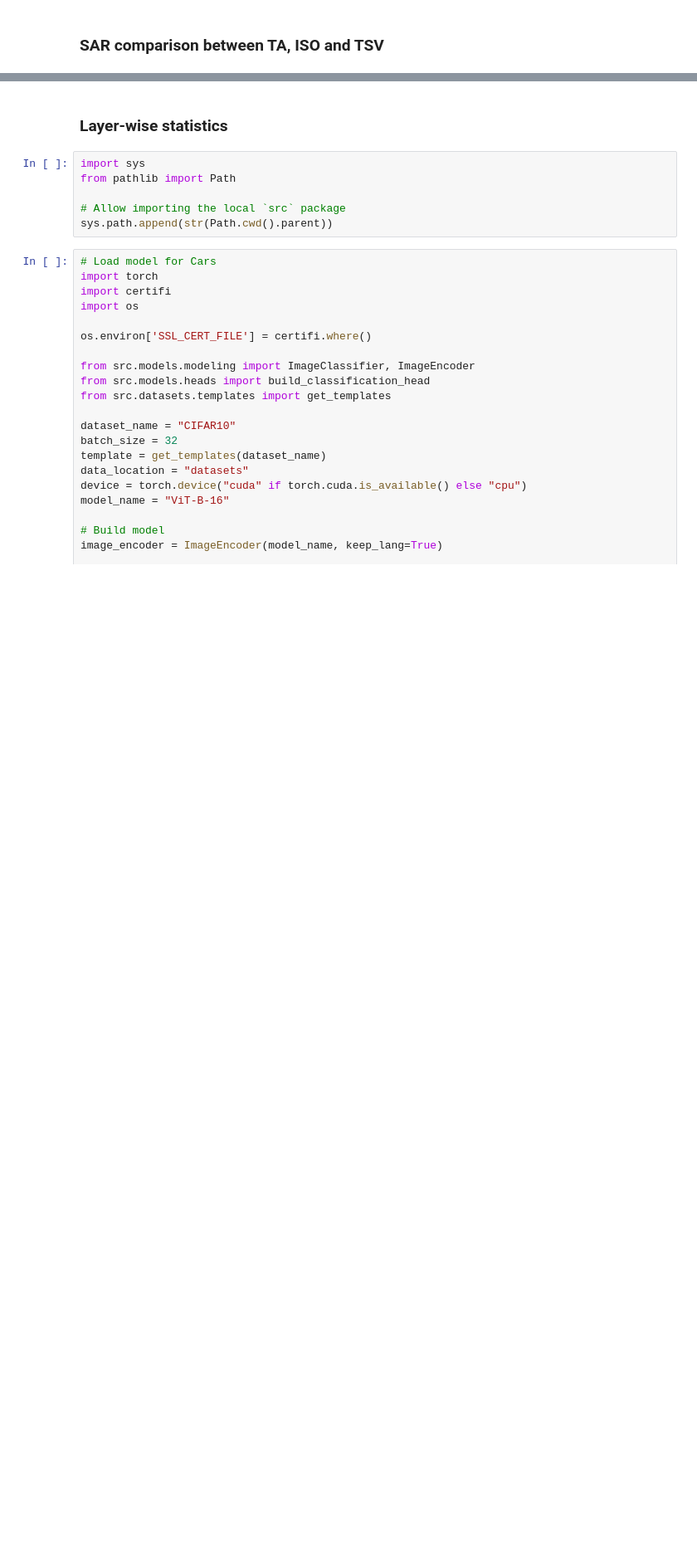
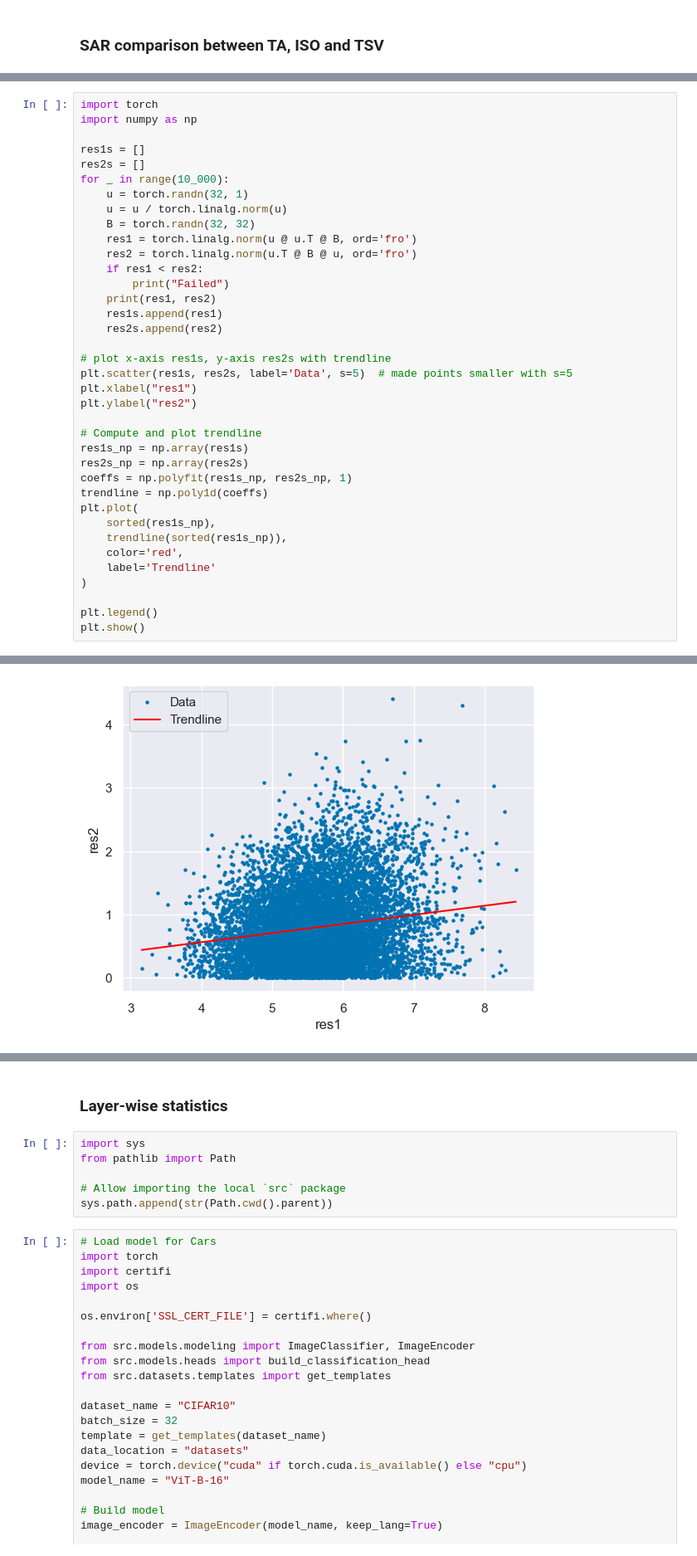
Before and after one commit to AntoAndGar/task_singular_vectors, a Jupyter notebook: scripts/analysis.ipynb, the cells around one changed output, grey strips where cells are left out. Shown at 83% size. Saved outputs shown, nothing was run; the diff lists cells and outputs as text; blank space fills up the shorter version.

```diff
--- a/scripts/analysis.ipynb
+++ b/scripts/analysis.ipynb
@@ -25,0 +27,38 @@ plt.show()
+# %%
+import torch
+import numpy as np
+
+res1s = []
+res2s = []
+for _ in range(10_000):
+    u = torch.randn(32, 1)
+    u = u / torch.linalg.norm(u)
+    B = torch.randn(32, 32)
+    res1 = torch.linalg.norm(u @ u.T @ B, ord='fro')
+    res2 = torch.linalg.norm(u.T @ B @ u, ord='fro')
+    if res1 < res2:
+        print("Failed")
+    print(res1, res2)
+    res1s.append(res1)
+    res2s.append(res2)
+
+# plot x-axis res1s, y-axis res2s with trendline
+plt.scatter(res1s, res2s, label='Data', s=5)  # made points smaller with s=5
+plt.xlabel("res1")
+plt.ylabel("res2")
+
+# Compute and plot trendline
+res1s_np = np.array(res1s)
+res2s_np = np.array(res2s)
+coeffs = np.polyfit(res1s_np, res2s_np, 1)
+trendline = np.poly1d(coeffs)
+plt.plot(
+    sorted(res1s_np),
+    trendline(sorted(res1s_np)),
+    color='red',
+    label='Trendline'
+)
+
+plt.legend()
+plt.show()
+# %% [output]
@@ -25,0 +82 @@ plt.show()
+[figure, added]
```
Also changed, not shown: parts of 5 cells of this notebook, 5 other files.
